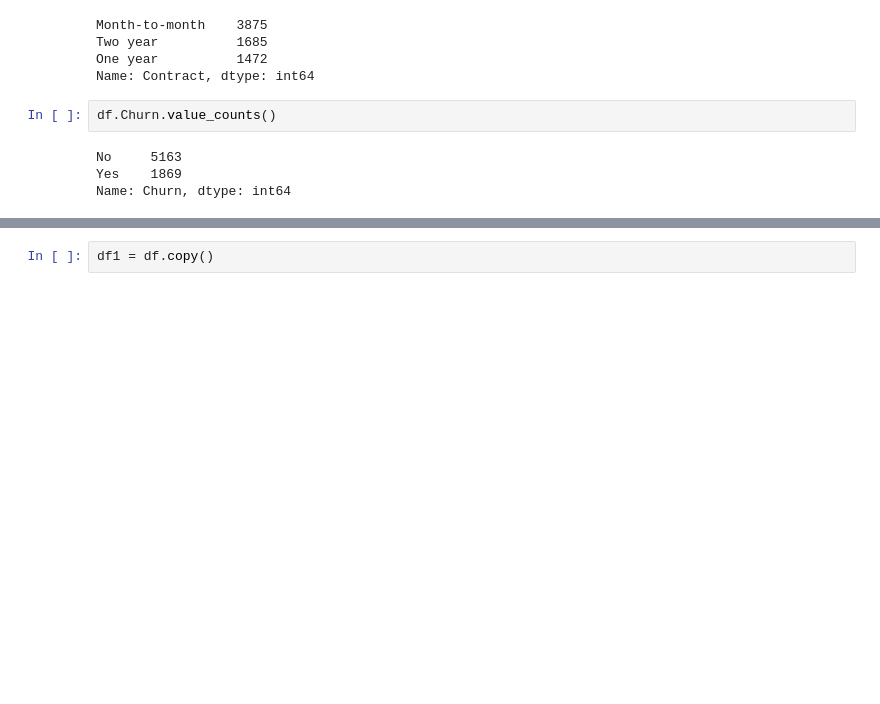
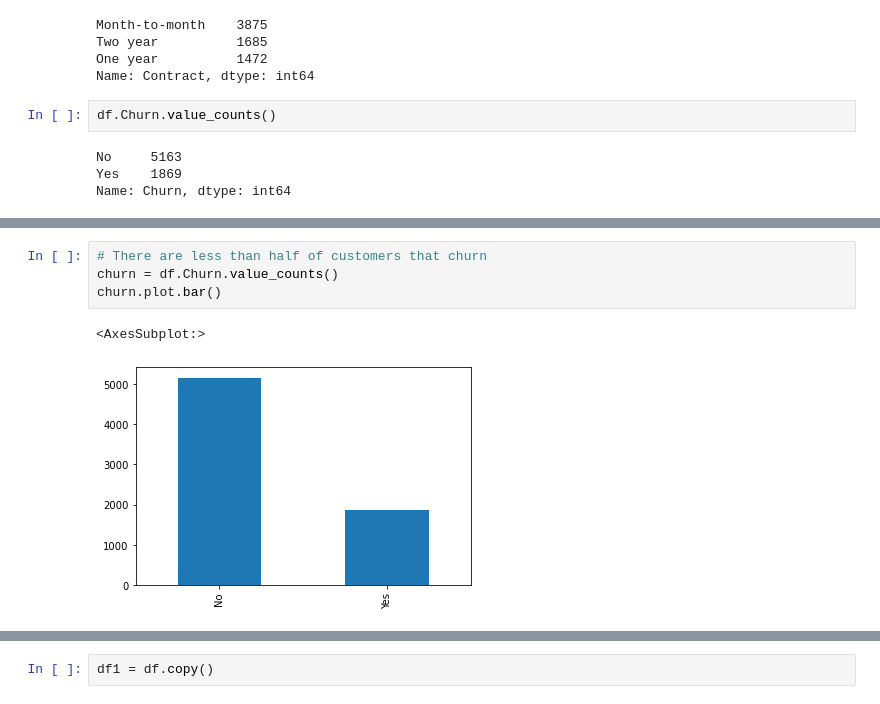
Before and after one commit to chrisvinhston/customer_churn_prediction, a Jupyter notebook: main.ipynb, the cells around one changed output, grey strips where cells are left out. Saved outputs shown, nothing was run; the diff lists cells and outputs as text; blank space fills up the shorter version.

```diff
--- a/main.ipynb
+++ b/main.ipynb
@@ -172,0 +173,7 @@ Name: Churn, dtype: int64
+# %%
+# There are less than half of customers that churn
+churn = df.Churn.value_counts()
+churn.plot.bar()
+# %% [output]
+<AxesSubplot:>
+[figure, added]
```
Also changed, not shown: parts of 25 cells of this notebook, 4 other files.
